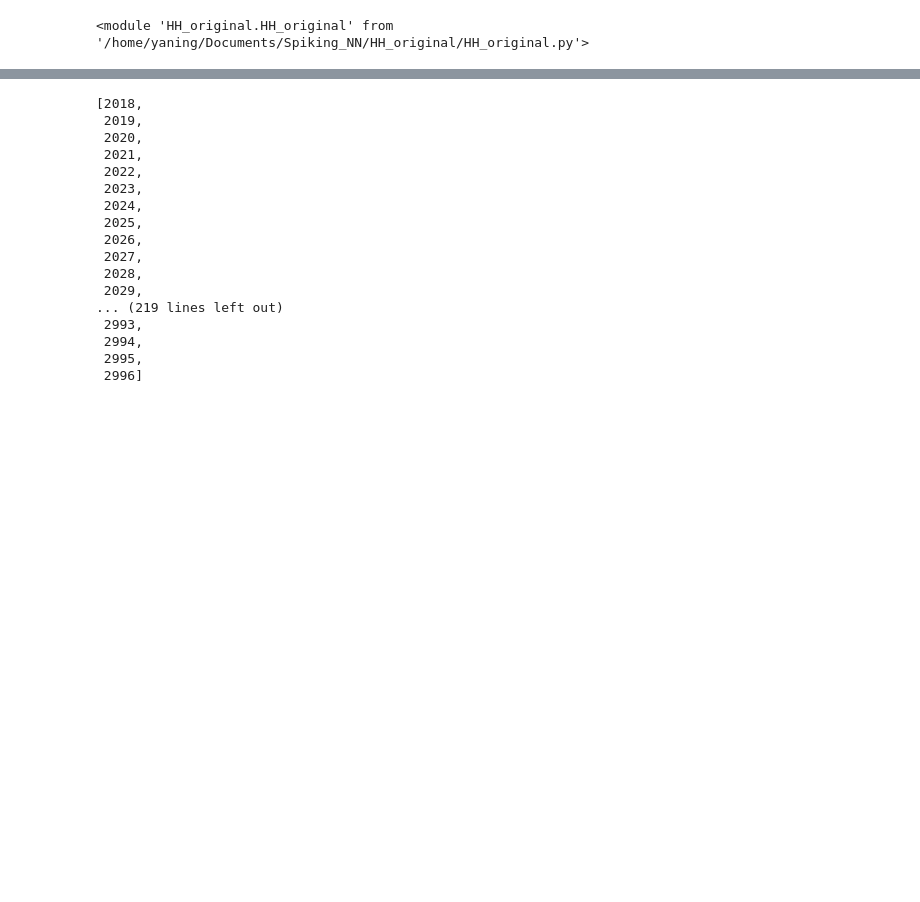
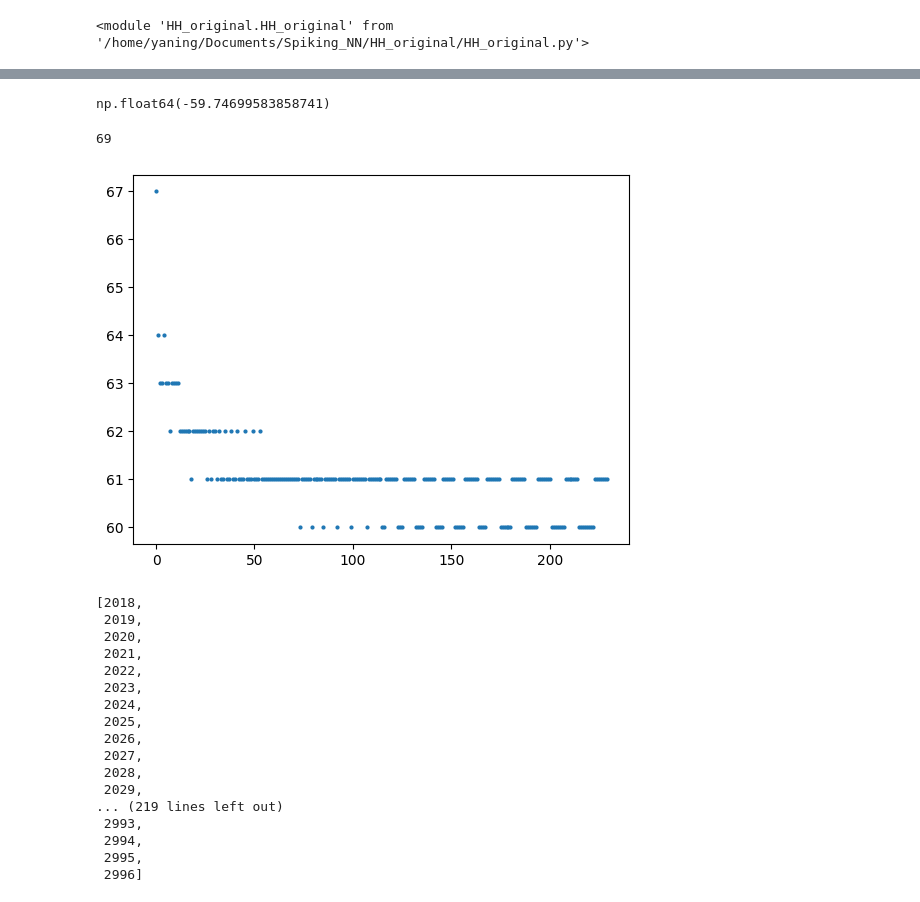
Before and after one commit to hhsherlock/Spiking_NN, a Jupyter notebook: HH_original/run_original.ipynb, the cells around one changed output, grey strips where cells are left out. Drawn from its saved outputs; the diff is of its cells as text; code cells hidden in the pictures; blank space fills up the shorter version.

```diff
--- a/HH_original/run_original.ipynb
+++ b/HH_original/run_original.ipynb
@@ -73,3 +75,29 @@ firing_times = []
 for i in range(pointCount):
     if voltages[i] >= 20:
         firing_times.append(i)
+# %%
+fire_durations = []
+for c in np.arange(2.5, 3.5, 0.001):
+    hh = HH.HHModel()
+    pointCount = 5000
+    voltages = np.empty(pointCount)
+    current = np.empty(pointCount)
+    # times = np.arange(pointCount) * 0.05
+    times = np.arange(pointCount)
+    stim = np.zeros(pointCount)
+    stim[2000:2050] = c  # create a square pulse
+    # stim[2400:3020] = 5
+
+    for i in range(len(times)):
+        hh.Iterate(stimulusCurrent=stim[i], deltaTms=0.05)
+
+        voltages[i] = hh.Vm
+        # note: you could also plot hh's n, m, and k (channel open states)
+        current[i] = hh.I
+
+    num = 0
+    for v in voltages:
+        if v-70 >= -58:
+            num += 1
+
+    fire_durations.append(num)
@@ -76,3 +122,28 @@ for i in range(pointCount):
+# %%
+max_voltages = [v-70 for v in max_voltages]
+# %%
+below_zero = []
+for i in max_voltages:
+    if i <0:
+        below_zero.append(i)
+# %%
+max(below_zero)
+# %% [output]
+np.float64(-59.74699583858741)
+# %%
+non_zero = []
+for i in fire_durations:
+    if i != 0:
+        non_zero.append(i)
+# %%
+max(non_zero)
+# %% [output]
+69
+# %%
+plt.plot(non_zero, 'o', markersize=2)
+plt.savefig("plots/fire_duration_50.png", dpi=300)
+# %% [output]
+[figure, added]
 # %%
 firing_times
 # %% [output]
```
Also changed, not shown: parts of 4 cells of this notebook, 6 other files.
